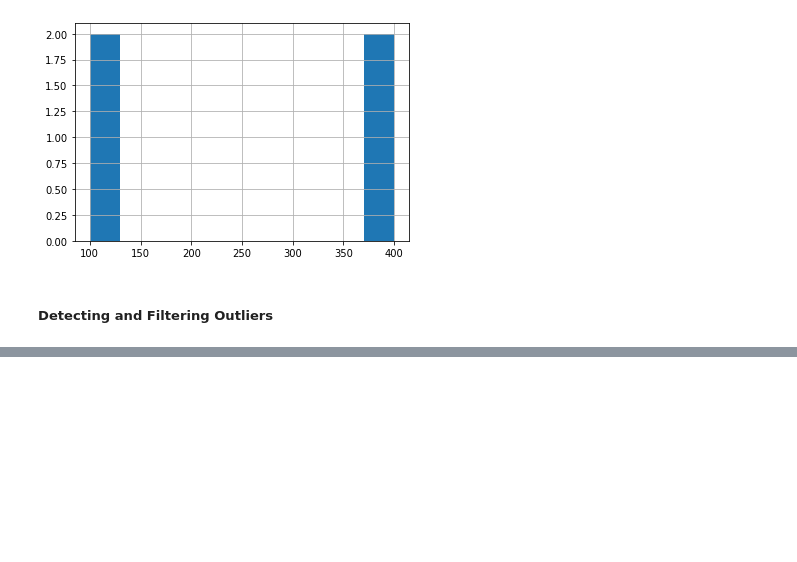
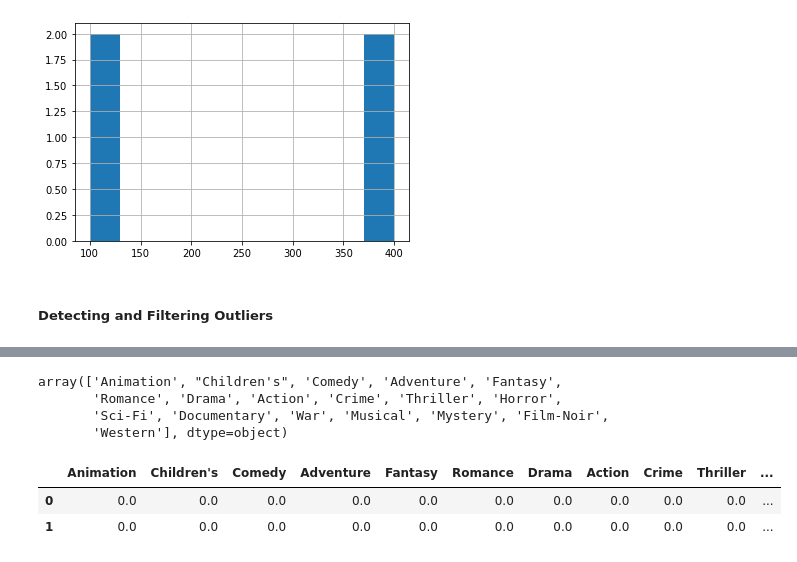
Before and after one commit to PalashSharma15/python-for-data-analysis-2nd-ed-notes, a Jupyter notebook: ch07/ch07.ipynb, the cells around one changed output, grey strips where cells are left out. Saved outputs shown, nothing was run; the diff lists cells and outputs as text; code cells hidden in the pictures; blank space fills up the shorter version.

```diff
--- a/ch07/ch07.ipynb
+++ b/ch07/ch07.ipynb
@@ -575,0 +719,5 @@ pd.value_counts(cats).hist()
+# %%
+mnames = ['movie_id', 'title', 'genres']
+movies = pd.read_table('../datasets/movielens/movies.dat',
+                      sep='::', header=None, names=mnames)
+movies.head()
@@ -575,0 +731,21 @@ pd.value_counts(cats).hist()
+# %%
+# extracting unique genres since
+all_genres = []
+for genres in movies.genres.unique():
+    all_genres.extend(genres.split('|'))
+genres = pd.unique(all_genres)
+genres
+# %% [output]
+array(['Animation', "Children's", 'Comedy', 'Adventure', 'Fantasy',
+       'Romance', 'Drama', 'Action', 'Crime', 'Thriller', 'Horror',
+       'Sci-Fi', 'Documentary', 'War', 'Musical', 'Mystery', 'Film-Noir',
+       'Western'], dtype=object)
+# %%
+# creating dummies with genres
+zero_m = np.zeros((len(movies), len(genres)))
+dummies = pd.DataFrame(zero_m, columns=genres)
+dummies.head(2)
+# %% [output]
+|  | Animation | Children's | Comedy | Adventure | Fantasy | Romance | Drama | Action | Crime | Thriller | ... |
+| 0 | 0.0 | 0.0 | 0.0 | 0.0 | 0.0 | 0.0 | 0.0 | 0.0 | 0.0 | 0.0 | ... |
+| 1 | 0.0 | 0.0 | 0.0 | 0.0 | 0.0 | 0.0 | 0.0 | 0.0 | 0.0 | 0.0 | ... |
```
Also changed, not shown: parts of 86 cells of this notebook, 1 other file.
